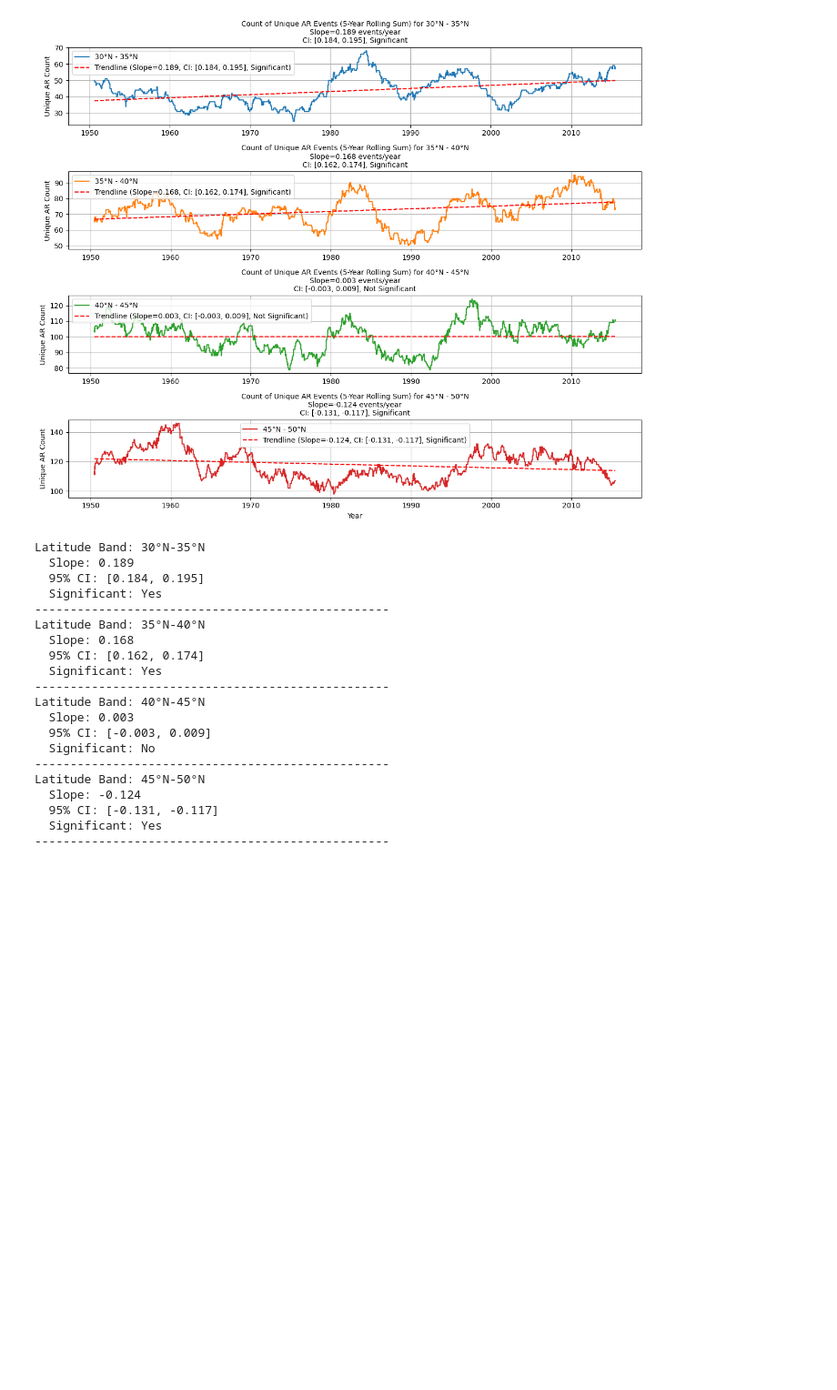
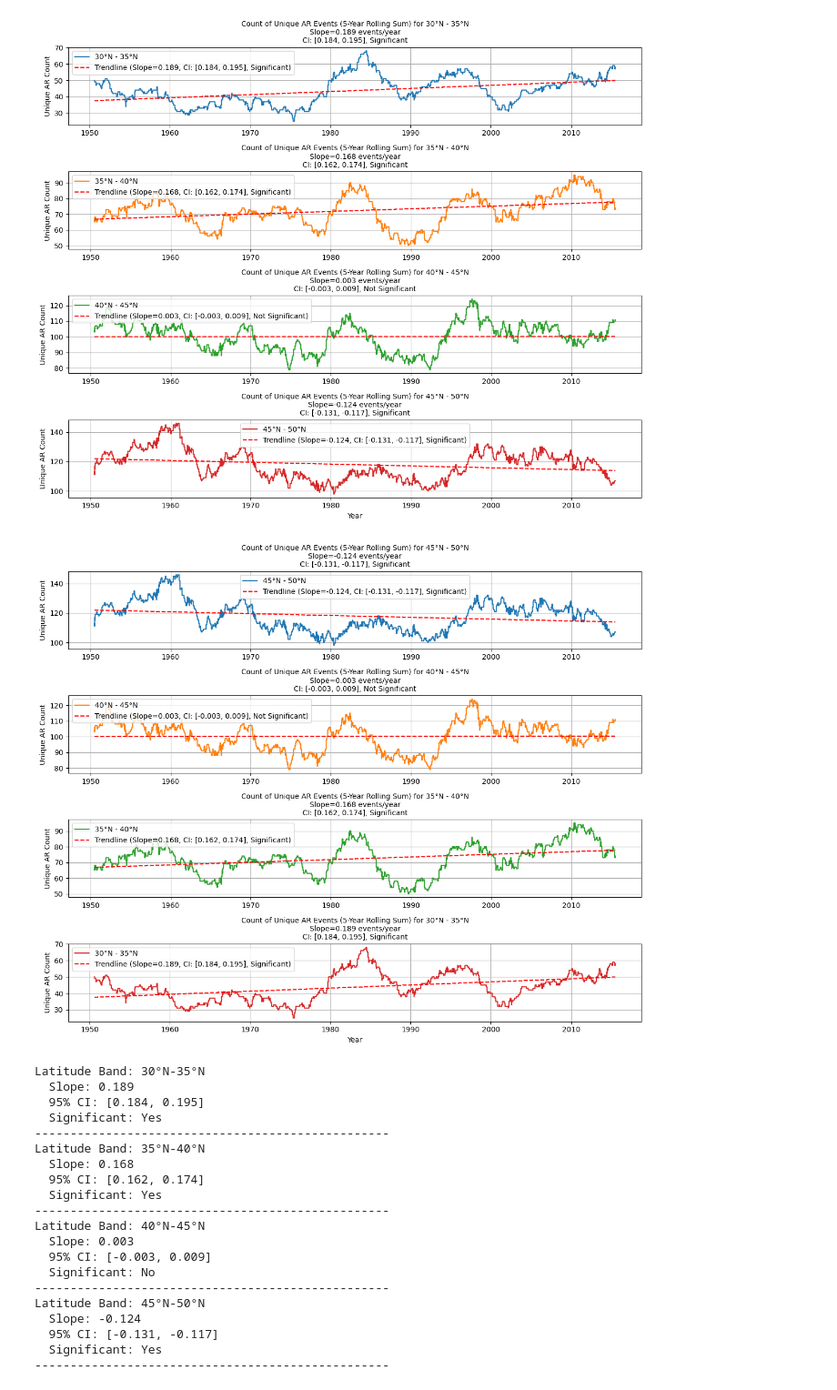
Before and after one commit to BrandonBourassa/Capstone-Code-Portfolio-ATMS-596, a Jupyter notebook: Capstone_Project_Bourassa.ipynb, the cells around one changed output. Shown at 91% size. Drawn from its saved outputs; the diff is of its cells as text; code cells hidden in the pictures; blank space fills up the shorter version.

```diff
--- a/Capstone_Project_Bourassa.ipynb
+++ b/Capstone_Project_Bourassa.ipynb
@@ -202,6 +200,83 @@ plt.tight_layout()
 plt.show()
 # %% [output]
 [figure]
+# %%
+
+
+# Extract variables
+time = pd.to_datetime(ar_catalog['time'].values)
+latitude = ar_catalog['Coastal_latitude'].values
+ar_id = ar_catalog['AR_ID'].values
+
+# Define a 5-year rolling window size (1826 days)
+window_size = 1826
+
+# Define latitude bands
+latitude_bands = [(30, 35), (35, 40), (40, 45), (45, 50)]
+band_data = []
+
+# Group data into latitude bands and calculate rolling unique AR_ID counts
+for band in latitude_bands:
+    # Mask for the current latitude band
+    mask = (latitude >= band[0]) & (latitude < band[1])
+
+    # Extract data for the latitude band
+    band_time = time[mask]
+    band_ar_id = ar_id[mask]
+
+    # Create a DataFrame for grouping by day
+    band_df = pd.DataFrame({'time': band_time, 'AR_ID': band_ar_id}).drop_duplicates()
+    band_df.set_index('time', inplace=True)
+
+    # Resample to daily frequency and count unique AR_IDs
+    daily_unique_counts = band_df.resample('D').AR_ID.nunique()
+
+    # Calculate the rolling sum of unique counts
+    rolling_unique_counts = daily_unique_counts.rolling(window=window_size, center=True).sum()
+
+    # Store data for plotting
+    band_data.append((band, rolling_unique_counts.index, rolling_unique_counts.values))
+
+# Plot the unique count of ARs for each latitude band with trendlines (reversed order)
+plt.figure(figsize=(12, 10))
+
+# Reverse the order of latitude bands for plotting
+for i, (band, band_time, band_count) in enumerate(reversed(band_data)):
+    # Remove NaN values for regression
+    valid_idx = ~pd.isnull(band_count)
+    band_time_numeric = pd.to_datetime(band_time[valid_idx]).year  # Convert time to numeric for regression
+    band_count_valid = band_count[valid_idx]
+
+    # Perform linear regression
+    slope, intercept, r_value, p_value, std_err = linregress(band_time_numeric, band_count_valid)
+
+    # Calculate the 95% Confidence Interval for the slope
+    n = len(band_count_valid)  # number of valid points
+    t_critical = t.ppf(1 - 0.025, df=n - 2)  # 95% confidence, two-tailed
+    margin_of_error = t_critical * std_err  # Margin of error for the slope
+    ci_lower = slope - margin_of_error
+    ci_upper = slope + margin_of_error
+    significant = ci_lower > 0 or ci_upper < 0  # Check if the confidence interval includes zero
+
+    # Plot the rolling count
+    plt.subplot(len(latitude_bands), 1, i + 1)
+    plt.plot(band_time, band_count, label=f"{band[0]}°N - {band[1]}°N", color=f"C{i}")
+
+    # Plot the trendline
+    trendline = slope * band_time_numeric + intercept
+    plt.plot(band_time[valid_idx], trendline, color='red', linestyle='--', label=f'Trendline (Slope={slope:.3f}, CI: [{ci_lower:.3f}, {ci_upper:.3f}], {"Significant" if significant else "Not Significant"})')
+
+    # Add title with slope value and CI info
+    plt.title(f"Count of Unique AR Events (5-Year Rolling Sum) for {band[0]}°N - {band[1]}°N\nSlope={slope:.3f} events/year\nCI: [{ci_lower:.3f}, {ci_upper:.3f}], {'Significant' if significant else 'Not Significant'}", fontsize=10)
+    plt.ylabel("Unique AR Count")
+    plt.grid()
+    plt.legend()
+
+plt.xlabel("Year")
+plt.tight_layout()
+plt.show()
+# %% [output]
+[figure, added]
 # %%
 
 # Extract variables
```
Also changed, not shown: parts of 4 cells of this notebook.
